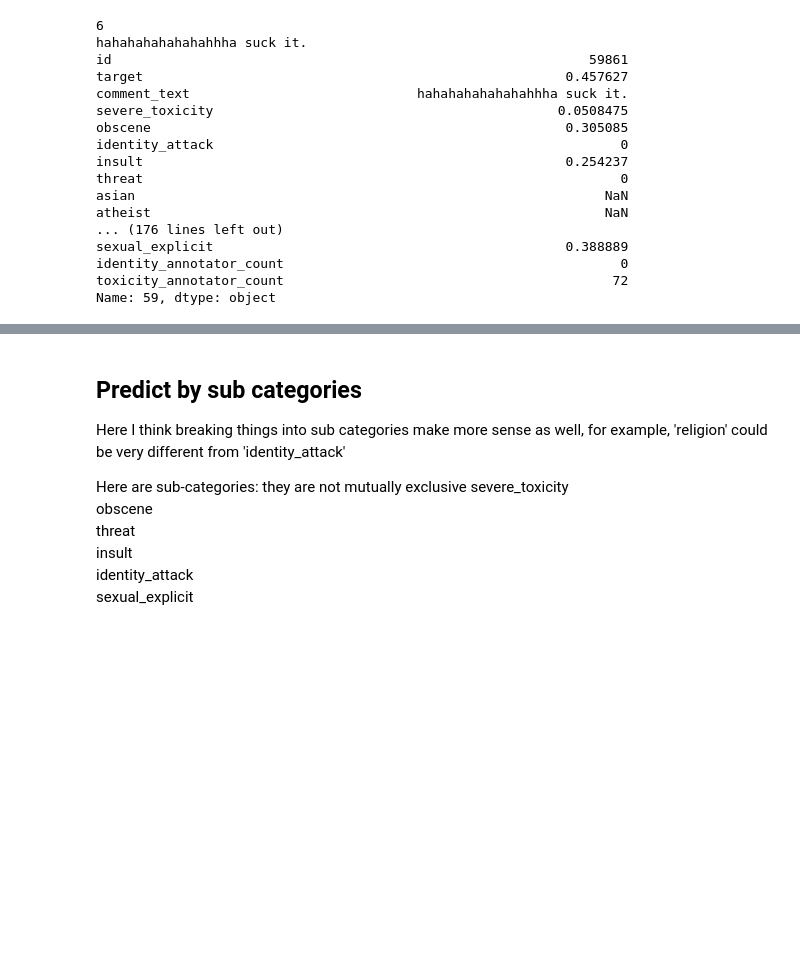
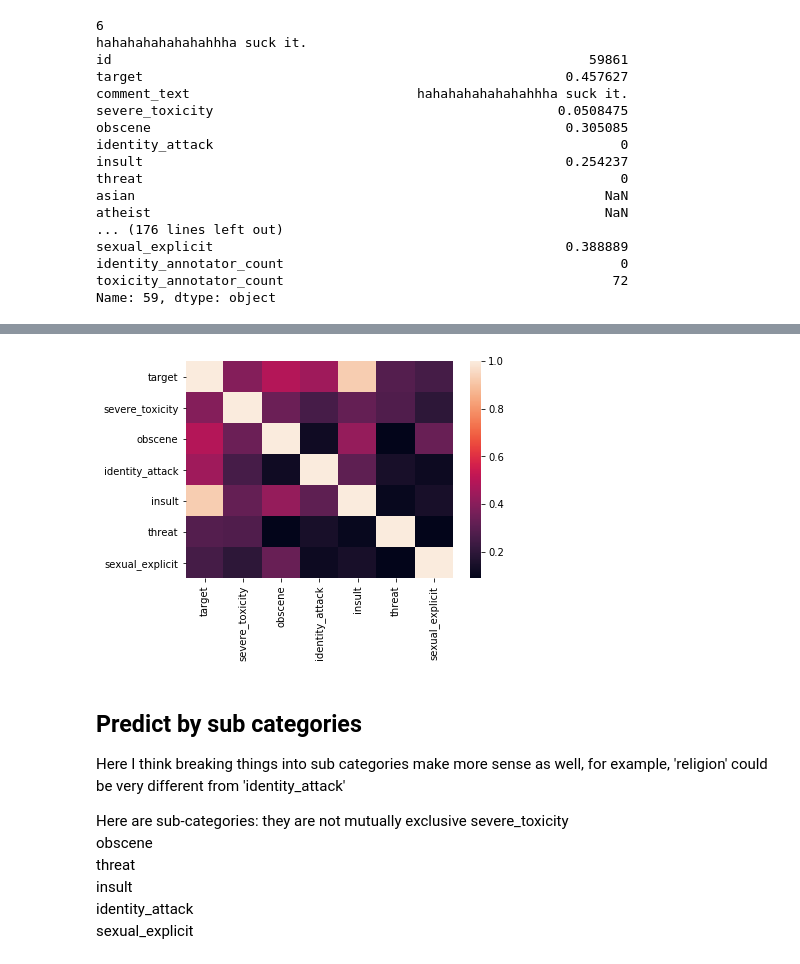
Before and after one commit to KathleenYWang/Language_Models_For_Toxicity_Classification, a Jupyter notebook: NaiveBayesSubCat.ipynb, the cells around one changed output, grey strips where cells are left out. Cells and saved outputs as stored; diff of their text form; code cells hidden in the pictures; blank space fills up the shorter version.

Commit message:
feat: adding correlation plot between sub category

```diff
--- a/NaiveBayesSubCat.ipynb
+++ b/NaiveBayesSubCat.ipynb
@@ -541,0 +600,2 @@ Name: 59, dtype: object
+# %%
+Targets = train[['target','severe_toxicity','obscene','identity_attack','insult','threat','sexual_explicit']]
@@ -542,3 +626,9 @@ Name: 59, dtype: object
+# %%
+
+
+ax = sns.heatmap(Targets.corr(method='pearson'))
+# %% [output]
+[figure, added]
 # %% [markdown]
 ## Predict by sub categories
 Here I think breaking things into sub categories make more sense as well, for example, 'religion' could be very different from 'identity_attack'
```
Also changed, not shown: parts of 8 cells of this notebook.
